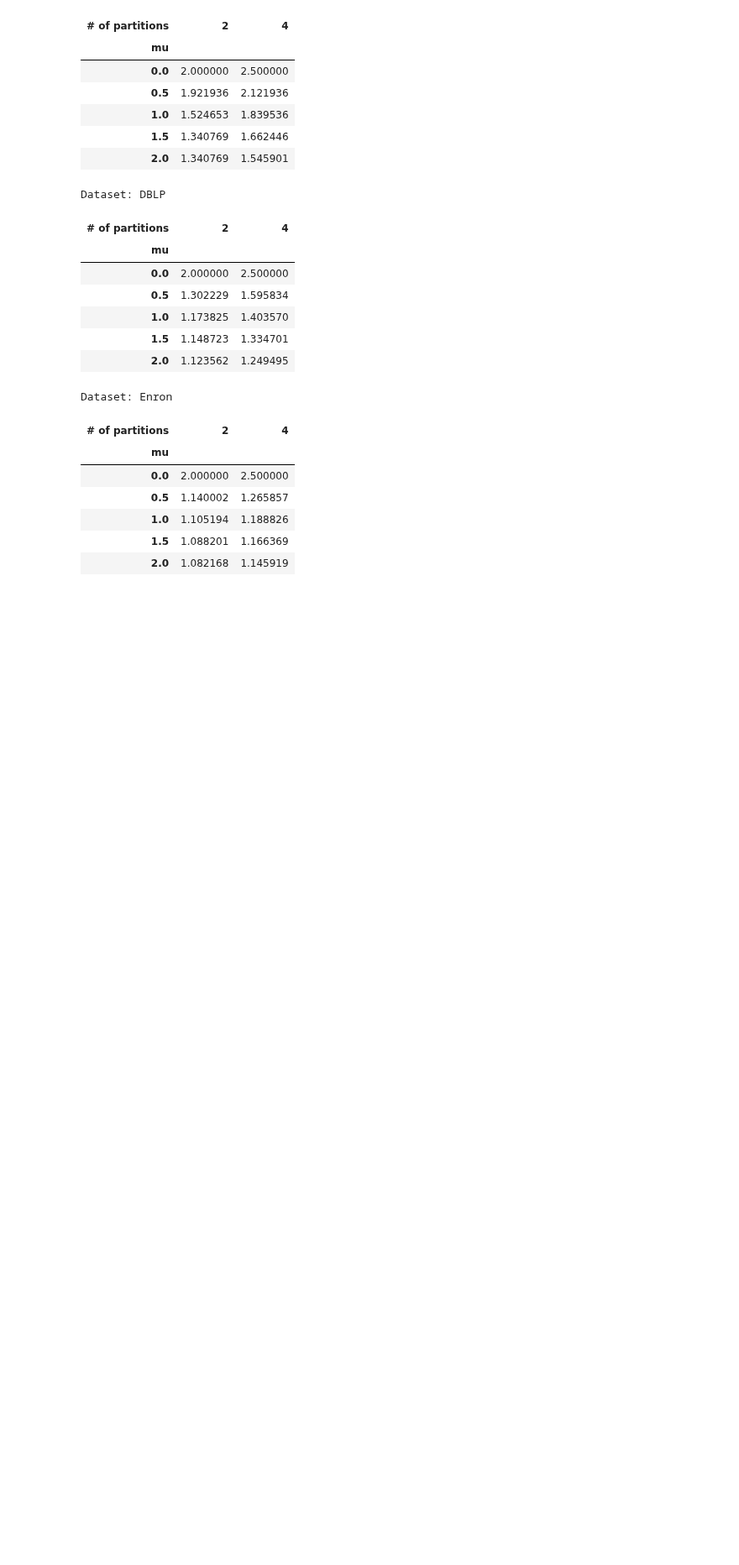
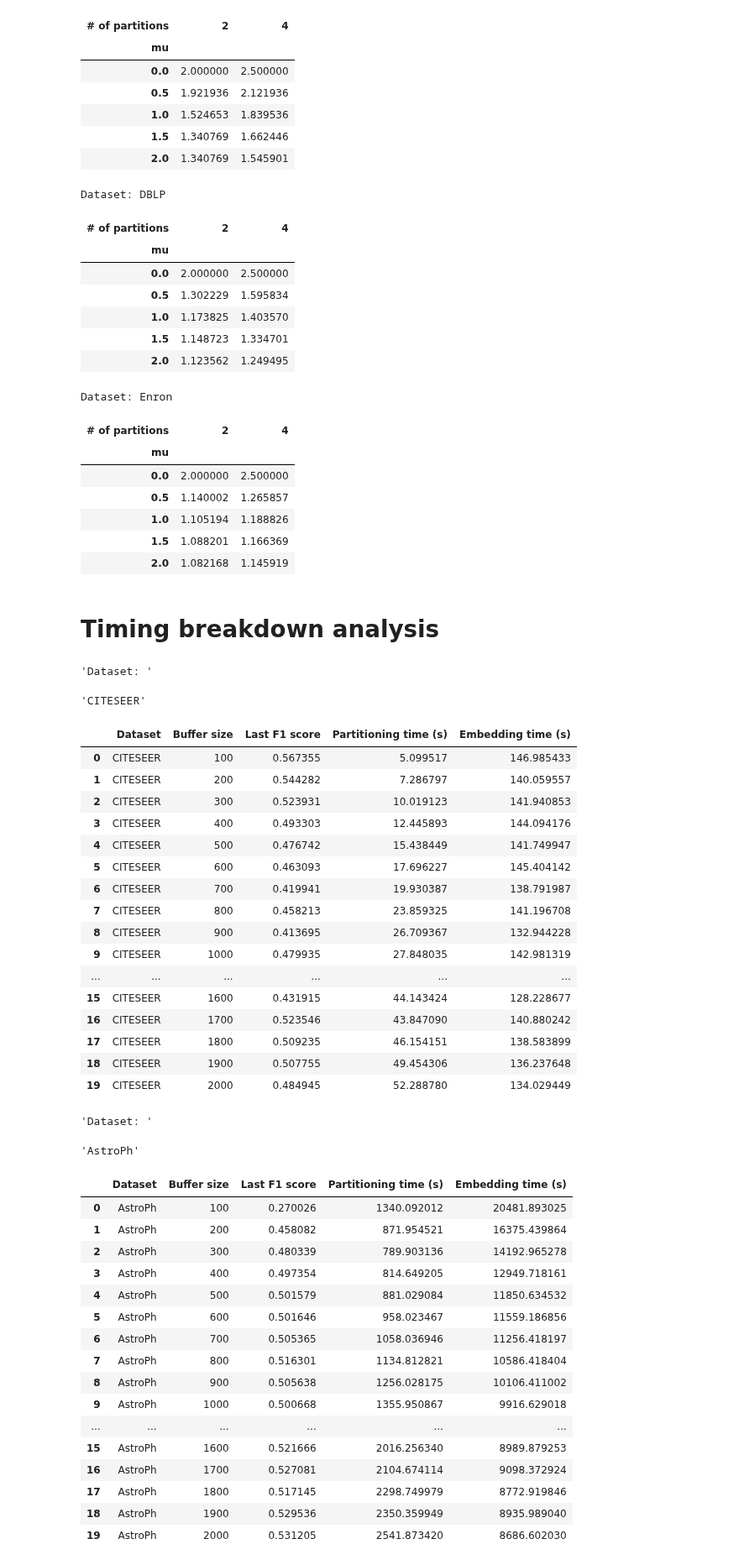
Before and after one commit to fantastic001/VertexVoyage, a Jupyter notebook: notebooks/analyze_results.ipynb, the cells around one changed output. Shown at 84% size. Drawn from its saved outputs; the diff is of its cells as text; code cells hidden in the pictures; blank space fills up the shorter version.

Commit message:
Add buffer vs f! score and timing analysis

```diff
--- a/notebooks/analyze_results.ipynb
+++ b/notebooks/analyze_results.ipynb
@@ -675,3 +783,81 @@ Dataset: Enron
 | 1.0 | 1.105194 | 1.188826 |
 | 1.5 | 1.088201 | 1.166369 |
 | 2.0 | 1.082168 | 1.145919 |
+# %% [markdown]
+# Timing breakdown analysis
+# %%
+everything = {}
+PART_STAGE = "temporal_test/process_buffers/partitioner_push"
+EMB_STAGE = "temporal_test/process_buffers/model_update/model_update_part"
+
+add_to_everything("buffers", param_type=float)
+for dataset in ["CITESEER", "AstroPh"]:
+    data = []
+    part_num = 4
+    for buffer in range(100, 2100, 100):
+        last_f1_score = everything.get((dataset, part_num, buffer), {}).get("f1", 0)
+        average_timings = everything.get((dataset, part_num, buffer), {}).get("average_timings", {})
+
+        data.append({
+            "Dataset": dataset,
+            "Buffer size": buffer,
+            "Last F1 score": last_f1_score,
+            "Partitioning time (s)": average_timings.get(PART_STAGE, 0)["total"],
+            "Embedding time (s)": average_timings.get(EMB_STAGE, 0)["total"],
+        })
+    display("Dataset: ", dataset)
+    display(pd.DataFrame(data))
+    # Plot time and F1 score vs buffer size
+    fig, ax1 = plt.subplots()
+    ax2 = ax1.twinx()
+    ax1.plot([d["Buffer size"] for d in data], [d["Last F1 score"] for d in data], 'g-', label='Last F1 score')
+    ax2.plot([d["Buffer size"] for d in data], [d["Partitioning time (s)"] for d in data], 'b-', label='Partitioning time (s)')
+    ax2.plot([d["Buffer size"] for d in data], [d["Embedding time (s)"] for d in data], 'r-', label='Embedding time (s)')
+    ax1.set_xlabel('Buffer size')
+    ax1.set_ylabel('Last F1 score', color='g')
+    ax2.set_ylabel('Time (s)', color='b')
+    ax1.legend(loc='upper left')
+    # timing labels are not over lines, so we add a legend for them at the bottom
+    plt.legend(loc='upper center', bbox_to_anchor=(0.5, -0.1), ncol=5, fontsize='small', frameon=False, borderaxespad=0.0)
+    plt.title(f"Buffer size vs Last F1 score and Timing for {dataset}")
+    plt.savefig(os.path.join(plots_dir, f"{dataset_slug(dataset)}-buffer-timing.png"), bbox_inches="tight", dpi=150)
+    plt.close()
+# %% [output]
+'Dataset: '
+'CITESEER'
+|  | Dataset | Buffer size | Last F1 score | Partitioning time (s) | Embedding time (s) |
+| 0 | CITESEER | 100 | 0.567355 | 5.099517 | 146.985433 |
+| 1 | CITESEER | 200 | 0.544282 | 7.286797 | 140.059557 |
+| 2 | CITESEER | 300 | 0.523931 | 10.019123 | 141.940853 |
+| 3 | CITESEER | 400 | 0.493303 | 12.445893 | 144.094176 |
+| 4 | CITESEER | 500 | 0.476742 | 15.438449 | 141.749947 |
+| 5 | CITESEER | 600 | 0.463093 | 17.696227 | 145.404142 |
+| 6 | CITESEER | 700 | 0.419941 | 19.930387 | 138.791987 |
+| 7 | CITESEER | 800 | 0.458213 | 23.859325 | 141.196708 |
+| 8 | CITESEER | 900 | 0.413695 | 26.709367 | 132.944228 |
+| 9 | CITESEER | 1000 | 0.479935 | 27.848035 | 142.981319 |
+| ... | ... | ... | ... | ... | ... |
+| 15 | CITESEER | 1600 | 0.431915 | 44.143424 | 128.228677 |
+| 16 | CITESEER | 1700 | 0.523546 | 43.847090 | 140.880242 |
+| 17 | CITESEER | 1800 | 0.509235 | 46.154151 | 138.583899 |
+| 18 | CITESEER | 1900 | 0.507755 | 49.454306 | 136.237648 |
+| 19 | CITESEER | 2000 | 0.484945 | 52.288780 | 134.029449 |
+'Dataset: '
+'AstroPh'
+|  | Dataset | Buffer size | Last F1 score | Partitioning time (s) | Embedding time (s) |
+| 0 | AstroPh | 100 | 0.270026 | 1340.092012 | 20481.893025 |
+| 1 | AstroPh | 200 | 0.458082 | 871.954521 | 16375.439864 |
+| 2 | AstroPh | 300 | 0.480339 | 789.903136 | 14192.965278 |
+| 3 | AstroPh | 400 | 0.497354 | 814.649205 | 12949.718161 |
+| 4 | AstroPh | 500 | 0.501579 | 881.029084 | 11850.634532 |
+| 5 | AstroPh | 600 | 0.501646 | 958.023467 | 11559.186856 |
+| 6 | AstroPh | 700 | 0.505365 | 1058.036946 | 11256.418197 |
+| 7 | AstroPh | 800 | 0.516301 | 1134.812821 | 10586.418404 |
+| 8 | AstroPh | 900 | 0.505638 | 1256.028175 | 10106.411002 |
+| 9 | AstroPh | 1000 | 0.500668 | 1355.950867 | 9916.629018 |
+| ... | ... | ... | ... | ... | ... |
+| 15 | AstroPh | 1600 | 0.521666 | 2016.256340 | 8989.879253 |
+| 16 | AstroPh | 1700 | 0.527081 | 2104.674114 | 9098.372924 |
+| 17 | AstroPh | 1800 | 0.517145 | 2298.749979 | 8772.919846 |
+| 18 | AstroPh | 1900 | 0.529536 | 2350.359949 | 8935.989040 |
+| 19 | AstroPh | 2000 | 0.531205 | 2541.873420 | 8686.602030 |
```
Also changed, not shown: parts of 5 cells of this notebook.
